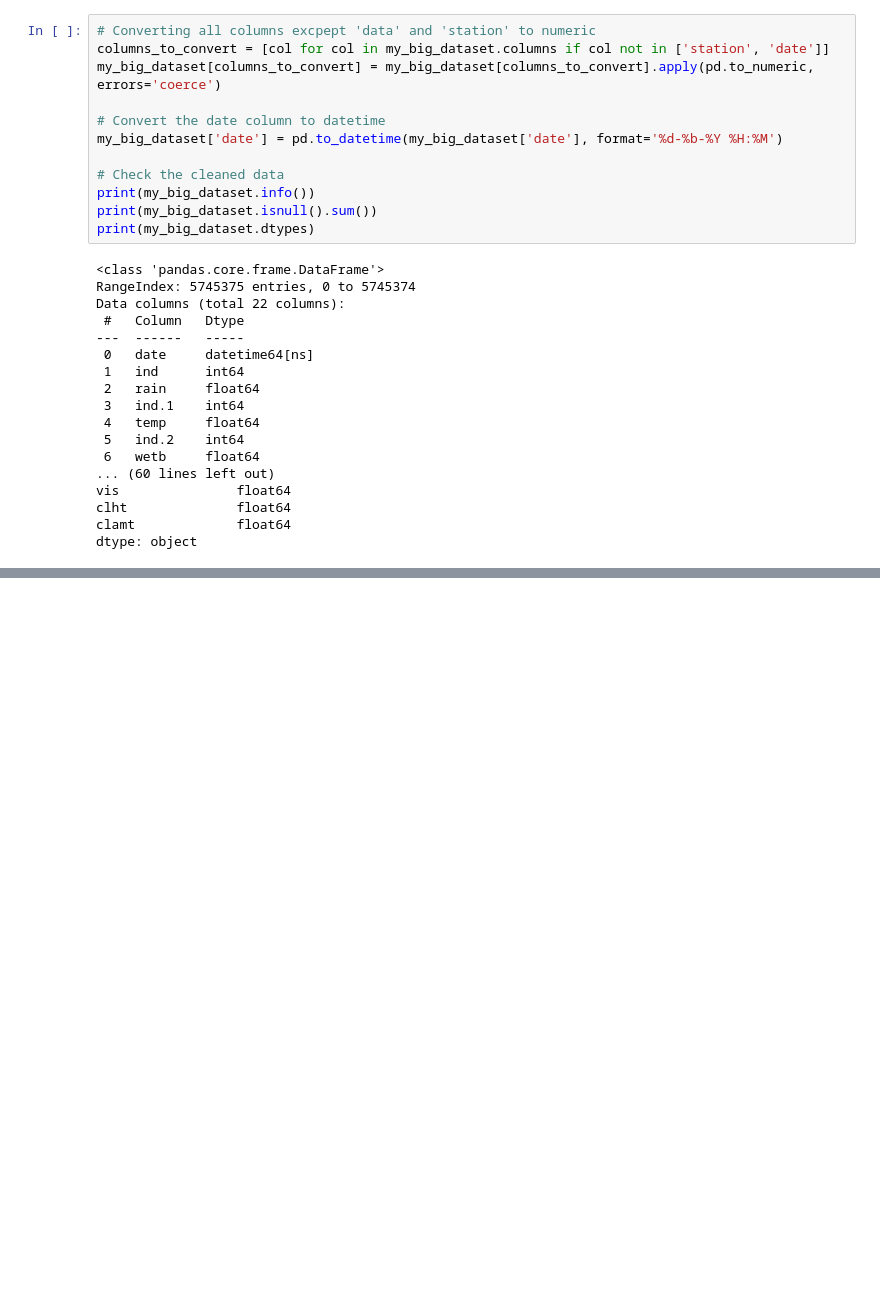
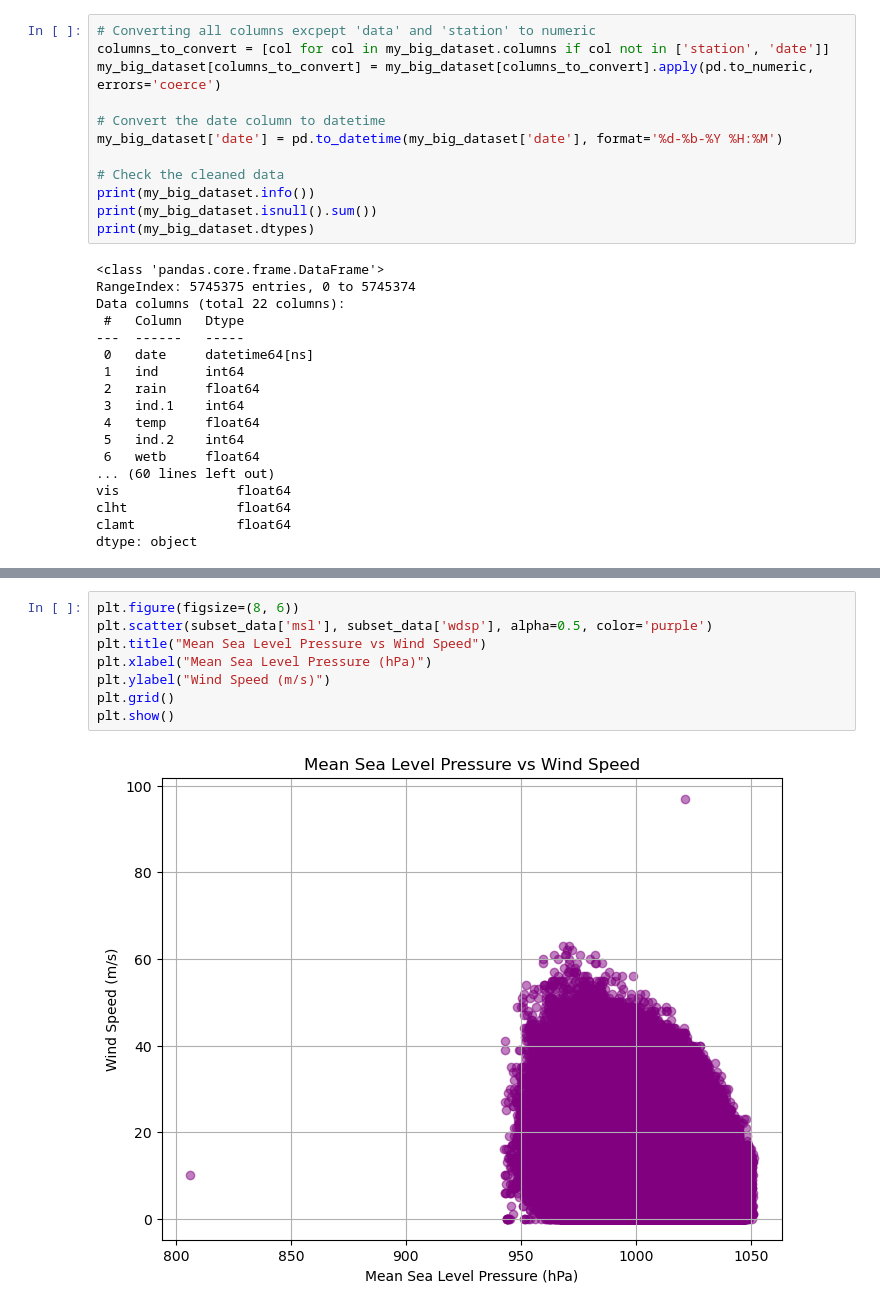
Before and after one commit to morgam7/PFDA-project, a Jupyter notebook: wind_farm_analysis.ipynb, the cells around one changed output, grey strips where cells are left out. Saved outputs shown, nothing was run; the diff lists cells and outputs as text; blank space fills up the shorter version.

```diff
--- a/wind_farm_analysis.ipynb
+++ b/wind_farm_analysis.ipynb
@@ -268,0 +300,10 @@ dtype: object
+# %%
+plt.figure(figsize=(8, 6))
+plt.scatter(subset_data['msl'], subset_data['wdsp'], alpha=0.5, color='purple')
+plt.title("Mean Sea Level Pressure vs Wind Speed")
+plt.xlabel("Mean Sea Level Pressure (hPa)")
+plt.ylabel("Wind Speed (m/s)")
+plt.grid()
+plt.show()
+# %% [output]
+[figure, added]
```
Also changed, not shown: parts of 3 cells of this notebook.
